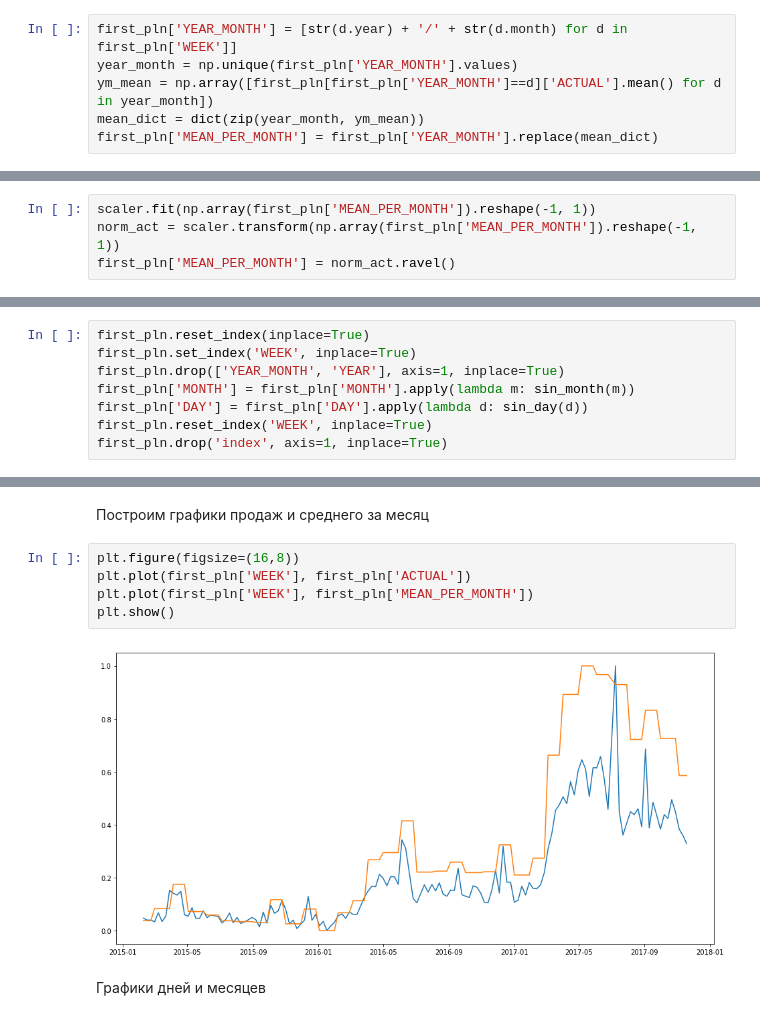
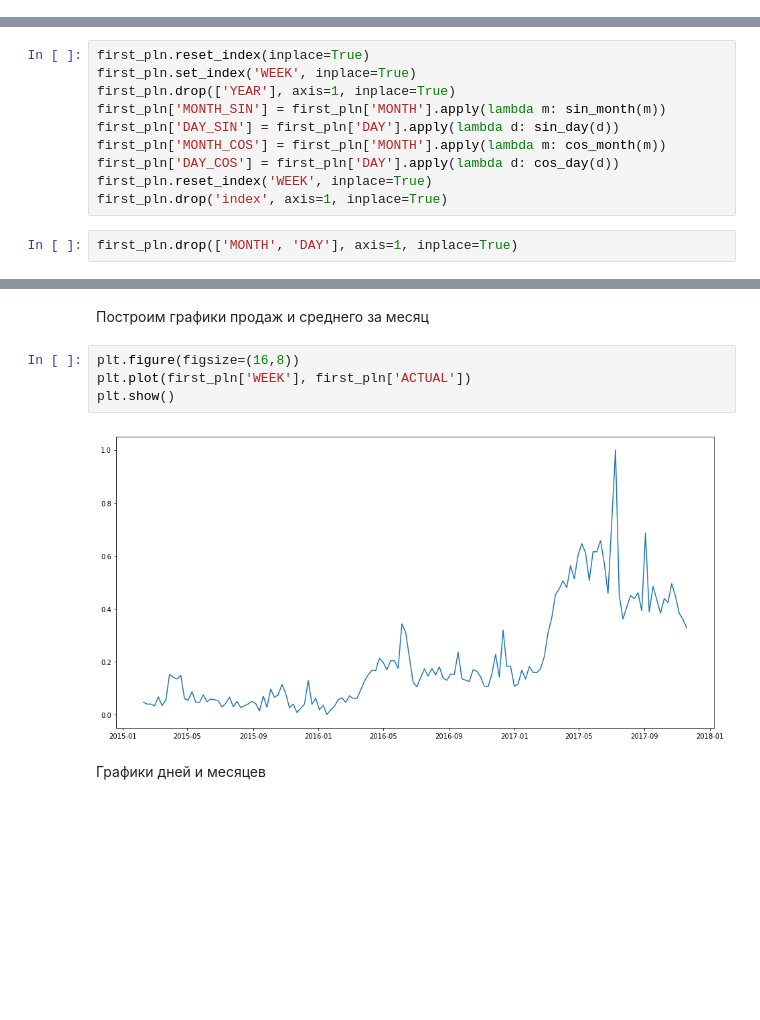
Before and after one commit to antonlagunov1623/NN_lab, a Jupyter notebook: NN_task.ipynb, the cells around one changed output, grey strips where cells are left out. Saved outputs shown, nothing was run; the diff lists cells and outputs as text; blank space fills up the shorter version.

```diff
--- a/NN_task.ipynb
+++ b/NN_task.ipynb
@@ -100,7 +102 @@ first_pln.drop('PLN', axis=1, inplace=True)
-# %%
-first_pln['YEAR_MONTH'] = [str(d.year) + '/' + str(d.month) for d in first_pln['WEEK']]
-year_month = np.unique(first_pln['YEAR_MONTH'].values)
-ym_mean = np.array([first_pln[first_pln['YEAR_MONTH']==d]['ACTUAL'].mean() for d in year_month])
-mean_dict = dict(zip(year_month, ym_mean))
-first_pln['MEAN_PER_MONTH'] = first_pln['YEAR_MONTH'].replace(mean_dict)
 # %% [markdown]
@@ -110,20 +106,20 @@ scaler = MinMaxScaler()
 scaler.fit(np.array(first_pln['ACTUAL']).reshape(-1, 1))
 norm_act = scaler.transform(np.array(first_pln['ACTUAL']).reshape(-1, 1))
 first_pln['ACTUAL'] = norm_act.ravel()
-# %%
-scaler.fit(np.array(first_pln['MEAN_PER_MONTH']).reshape(-1, 1))
-norm_act = scaler.transform(np.array(first_pln['MEAN_PER_MONTH']).reshape(-1, 1))
-first_pln['MEAN_PER_MONTH'] = norm_act.ravel()
 # %% [markdown]
 Приведем также признаки месяц и день к синусу и косинусу, располагая дни\месяца на тригонометрической окружности; признак 'YEAR' удалим
 # %%
 first_pln.reset_index(inplace=True)
 first_pln.set_index('WEEK', inplace=True)
-first_pln.drop(['YEAR_MONTH', 'YEAR'], axis=1, inplace=True)
-first_pln['MONTH'] = first_pln['MONTH'].apply(lambda m: sin_month(m))
-first_pln['DAY'] = first_pln['DAY'].apply(lambda d: sin_day(d))
+first_pln.drop(['YEAR'], axis=1, inplace=True)
+first_pln['MONTH_SIN'] = first_pln['MONTH'].apply(lambda m: sin_month(m))
+first_pln['DAY_SIN'] = first_pln['DAY'].apply(lambda d: sin_day(d))
+first_pln['MONTH_COS'] = first_pln['MONTH'].apply(lambda m: cos_month(m))
+first_pln['DAY_COS'] = first_pln['DAY'].apply(lambda d: cos_day(d))
 first_pln.reset_index('WEEK', inplace=True)
 first_pln.drop('index', axis=1, inplace=True)
+# %%
+first_pln.drop(['MONTH', 'DAY'], axis=1, inplace=True)
 # %% [markdown]
 Взглянем на получившиеся данные
 # %%
@@ -140,10 +136,9 @@ first_pln.head()
 # %%
 plt.figure(figsize=(16,8))
 plt.plot(first_pln['WEEK'], first_pln['ACTUAL'])
-plt.plot(first_pln['WEEK'], first_pln['MEAN_PER_MONTH'])
 plt.show()
 # %% [output]
-[figure, old version]
+[figure, new version]
 # %% [markdown]
 Графики дней и месяцев
 # %%
```
Also changed, not shown: parts of 27 cells of this notebook.
